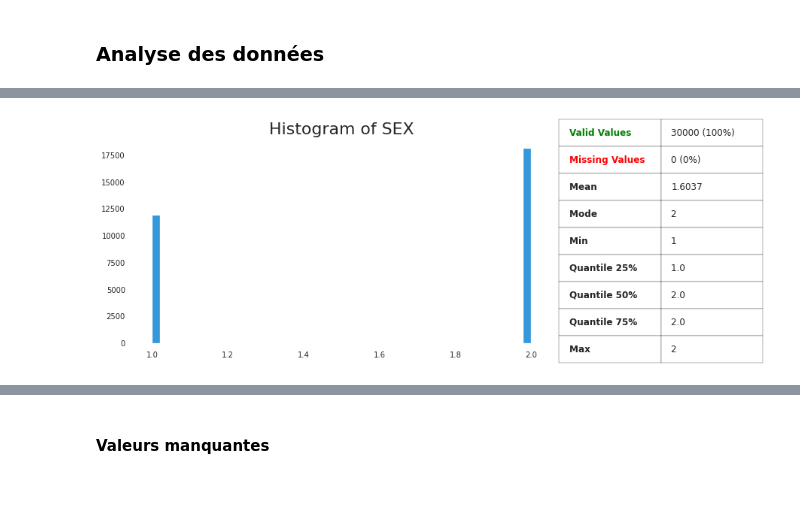
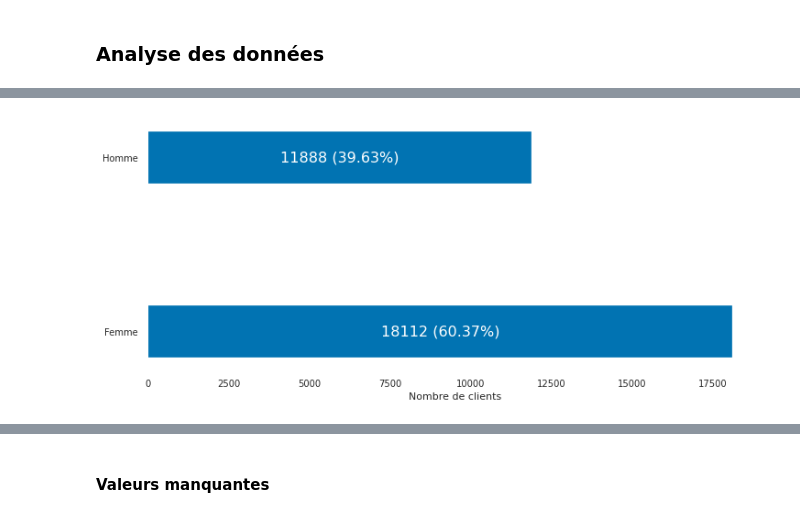
Before and after one commit to Nathanlauga/experience-memoire, a Jupyter notebook: Expérience Mémoire - Défaut de paiement.ipynb, the cells around one changed output, grey strips where cells are left out. Cells and saved outputs as stored; diff of their text form; code cells hidden in the pictures; blank space fills up the shorter version.

```diff
--- a/Expérience Mémoire - Défaut de paiement.ipynb
+++ b/Expérience Mémoire - Défaut de paiement.ipynb
@@ -77,4 +72,0 @@ variable.plot_variable(data[target])
-# %%
-variable.plot_variable(data[gender_col])
-# %% [output]
-[figure, removed]
@@ -80,0 +77,30 @@ variable.plot_variable(data[gender_col])
+# %%
+def plot_bar(var, labels=None):
+    fig = plt.subplots(figsize=(12,5))
+    colors = sns.color_palette('colorblind')
+
+    v_c = data[var].value_counts()
+
+    if labels is None:
+        labels = v_c.index
+
+    plt.yticks(range(len(labels)), labels)
+    plt.xlabel('Nombre de clients')
+
+    bar_plot = plt.barh(labels, v_c.values, 0.30, color = colors[0])
+
+    for idx,rect in enumerate(bar_plot):
+        height = rect.get_height()
+        width = rect.get_width()
+
+        txt = str(v_c.values[idx]) + ' (%.2f%%)'%(v_c.values[idx]*100 / v_c.sum())
+
+        plt.text(rect.get_x()+width*0.5, rect.get_y()+height*0.5,
+                txt, color='white', fontsize=16,
+                ha='center', va='center')
+
+    plt.savefig('img/%s.png'%var, bbox_inches = 'tight', pad_inches = 0.001, dpi = 300)
+# %%
+plot_bar(gender_col, labels=['Femme','Homme'])
+# %% [output]
+[figure, added]
```
Also changed, not shown: parts of 25 cells of this notebook, 5 other files.
